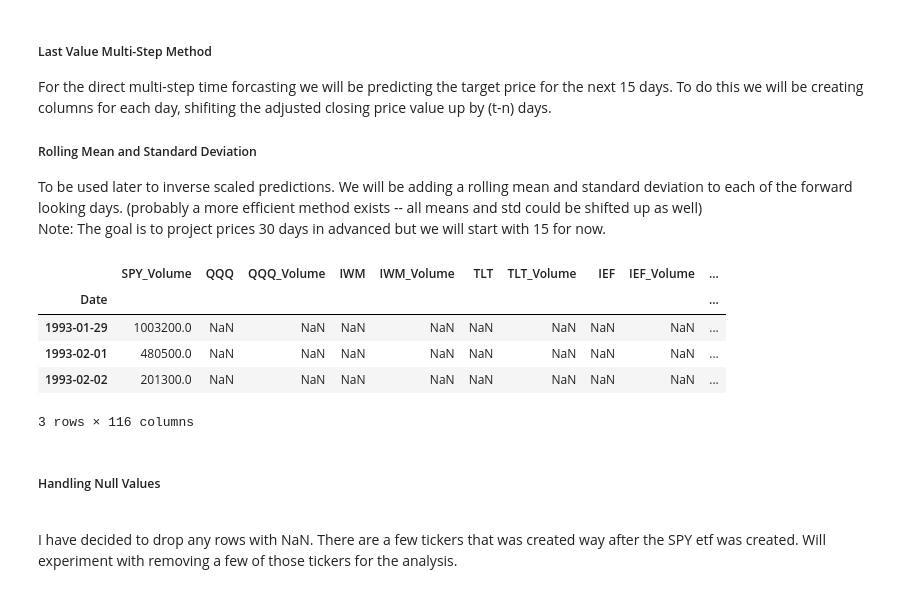
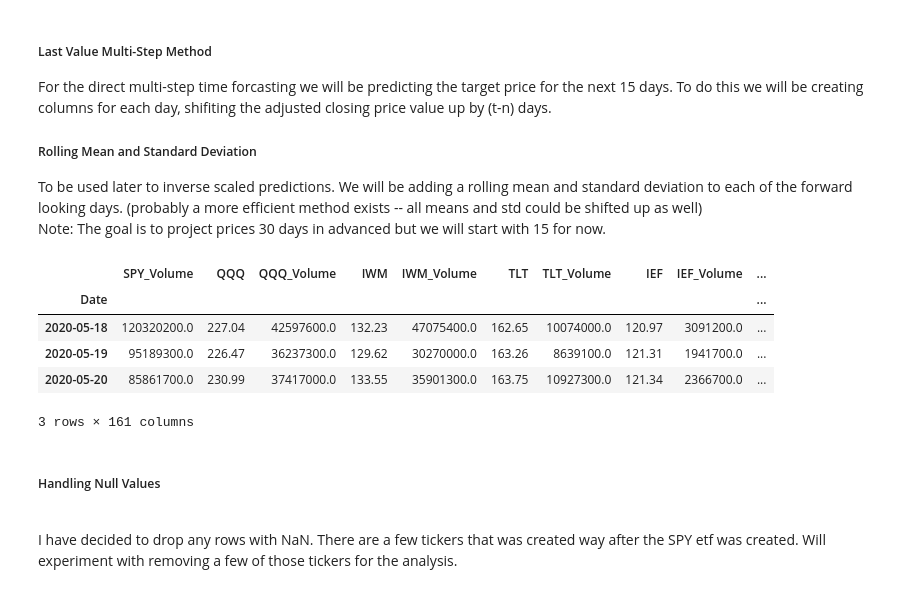
Before and after one commit to terrill11/spy_trend, a Jupyter notebook: models/multi_step_forecasting/spy_trend_direct.ipynb, the cells around one changed output. Drawn from its saved outputs; the diff is of its cells as text; code cells hidden in the pictures.

```diff
--- a/models/multi_step_forecasting/spy_trend_direct.ipynb
+++ b/models/multi_step_forecasting/spy_trend_direct.ipynb
@@ -185,24 +185,24 @@ To be used later to inverse scaled predictions. We will be adding a rolling mean
 Note: The goal is to project prices 30 days in advanced but we will start with 15 for now.
 # %%
 # number of days to project in the future
-days_to_predict = 15
+days_to_predict = 30
 
 for i in range(1, days_to_predict+1):
     main_df[f'target_SPY_{i}d'] = main_df['SPY'].shift(-i)
     main_df[f'SPY_mean_{i}d'] = main_df[f'target_SPY_{i}d'].rolling(window=5, min_periods=1).mean()
     main_df[f'SPY_std_{i}d'] = main_df[f'target_SPY_{i}d'].rolling(window=5, min_periods=1).std()
 
-main_df.drop(main_df.tail(15).index, inplace=True)
+main_df.drop(main_df.tail(days_to_predict).index, inplace=True)
 main_df.drop('SPY', axis=1, inplace=True)
 # %%
-main_df.head(3)
+main_df.tail(3)
 # %% [output]
 |  | SPY_Volume | QQQ | QQQ_Volume | IWM | IWM_Volume | TLT | TLT_Volume | IEF | IEF_Volume | ... |
 | Date |  |  |  |  |  |  |  |  |  | ... |
-| 1993-01-29 | 1003200.0 | NaN | NaN | NaN | NaN | NaN | NaN | NaN | NaN | ... |
-| 1993-02-01 | 480500.0 | NaN | NaN | NaN | NaN | NaN | NaN | NaN | NaN | ... |
-| 1993-02-02 | 201300.0 | NaN | NaN | NaN | NaN | NaN | NaN | NaN | NaN | ... |
+| 2020-05-18 | 120320200.0 | 227.04 | 42597600.0 | 132.23 | 47075400.0 | 162.65 | 10074000.0 | 120.97 | 3091200.0 | ... |
+| 2020-05-19 | 95189300.0 | 226.47 | 36237300.0 | 129.62 | 30270000.0 | 163.26 | 8639100.0 | 121.31 | 1941700.0 | ... |
+| 2020-05-20 | 85861700.0 | 230.99 | 37417000.0 | 133.55 | 35901300.0 | 163.75 | 10927300.0 | 121.34 | 2366700.0 | ... |
-3 rows × 116 columns
+3 rows × 161 columns
 # %% [markdown]
 <h5>Handling Null Values</h5>
 <br>
```
Also changed, not shown: parts of 21 cells of this notebook.
